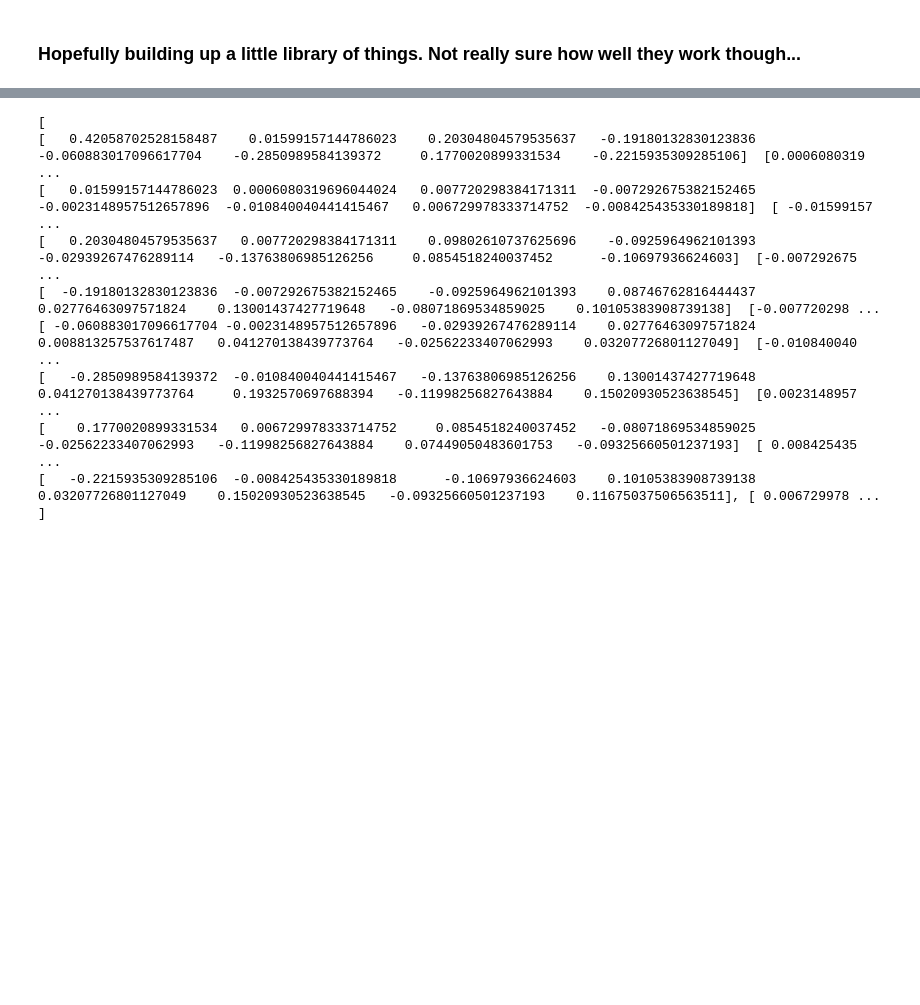
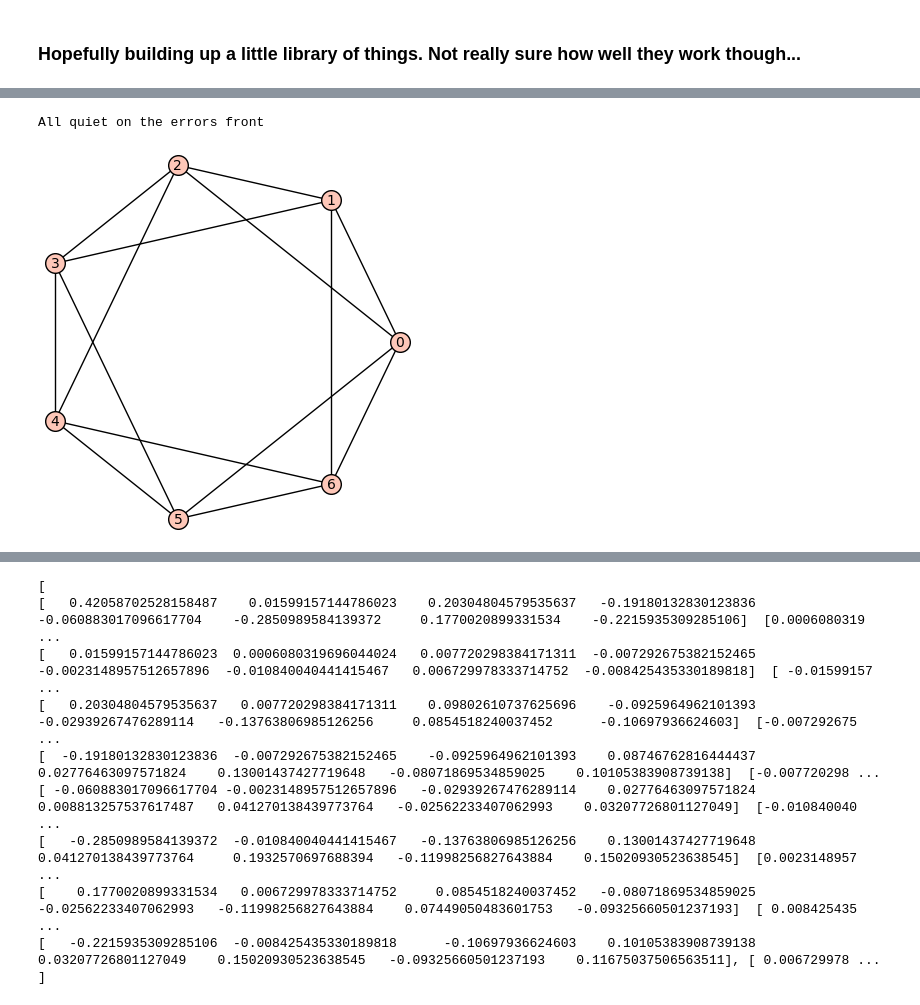
Before and after one commit to TessCollins/Graph_Research, a Jupyter notebook: Graphy_Research_Mains.ipynb, the cells around one changed output, grey strips where cells are left out. Drawn from its saved outputs; the diff is of its cells as text; code cells hidden in the pictures; blank space fills up the shorter version.

Commit message:
Added in some 4D orthogonal representations for Cayley graphs on 7 and 8 vertices

```diff
--- a/Graphy_Research_Mains.ipynb
+++ b/Graphy_Research_Mains.ipynb
@@ -465,0 +397,18 @@ G.show()
+# %%
+#Example of constructing Circulant Graph on 7 vertices with flat orthogonal representation
+G = graphs.CirculantGraph(7,[1,2])
+
+vecs = [None for i in range(7)]
+vecs[0] = Matrix([-1, -1,  1, -1])
+vecs[1] = Matrix([-1, -1, -1,  1])
+vecs[2] = Matrix([-1,  1, -1, -1])
+vecs[3] = Matrix([ 1, -1, -1, -1])
+vecs[4] = Matrix([-1, -1, -1,  1])
+vecs[5] = Matrix([-1,  1, -1, -1])
+vecs[6] = Matrix([ 1, -1, -1, -1])
+quat_const(vecs)
+check_qch(quat_const(vecs),G,G.vertices())
+G.show()
+# %% [output]
+All quiet on the errors front
+[figure, added]
```
Also changed, not shown: parts of 18 cells of this notebook.
